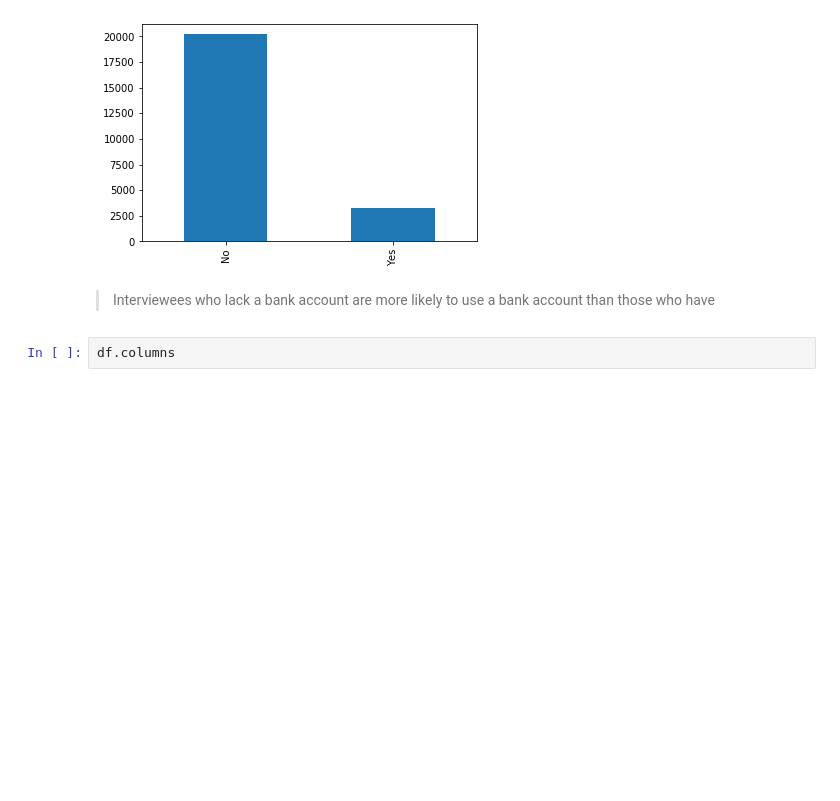
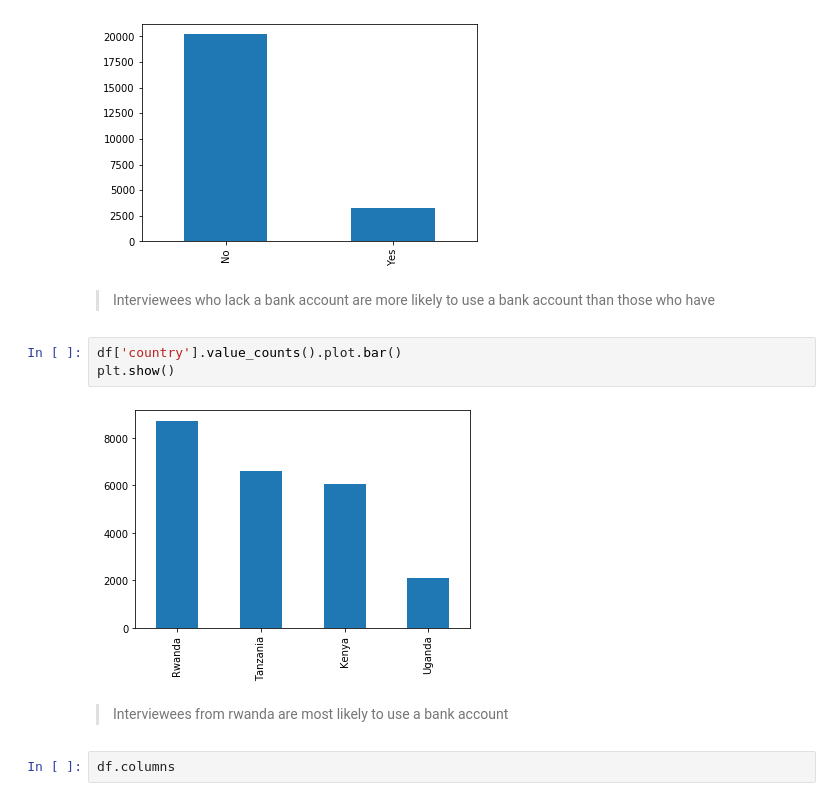
Before and after one commit to victoriousvictor42/banking, a Jupyter notebook: banking.ipynb, the cells around one changed output. Saved outputs shown, nothing was run; the diff lists cells and outputs as text; blank space fills up the shorter version.

```diff
--- a/banking.ipynb
+++ b/banking.ipynb
@@ -477,6 +477,15 @@ plt.show()
 
 
 > Interviewees who lack a bank account are more likely to use a bank account than those who have
+# %%
+df['country'].value_counts().plot.bar()
+plt.show()
+# %% [output]
+[figure, added]
+# %% [markdown]
+
+
+> Interviewees from rwanda are most likely to use a bank account
 # %%
 df.columns
 # %% [output]
```
Also changed, not shown: parts of 4 cells of this notebook.
